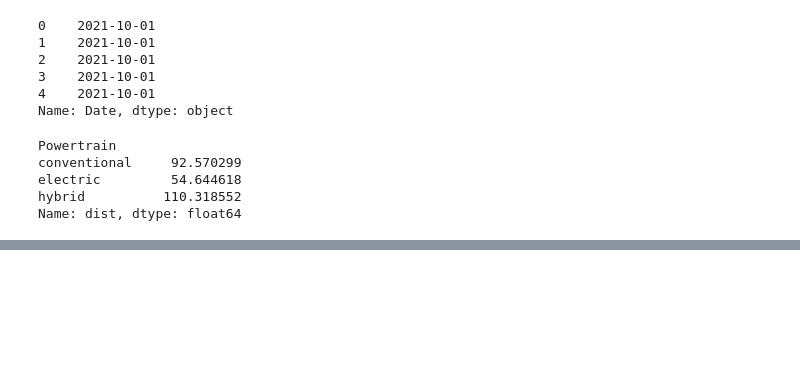
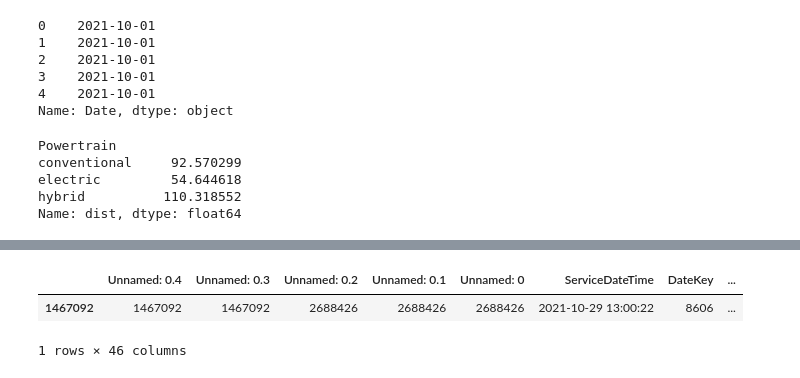
Before and after one commit to narslab/transit-electrification-futures, a Jupyter notebook: bin/jupyter/check.ipynb, the cells around one changed output, grey strips where cells are left out. Drawn from its saved outputs; the diff is of its cells as text; code cells hidden in the pictures; blank space fills up the shorter version.

```diff
--- a/bin/jupyter/check.ipynb
+++ b/bin/jupyter/check.ipynb
@@ -331,0 +345,6 @@ Name: dist, dtype: float64
+# %%
+busiest_day.loc[busiest_day['TripKey']==505237]
+# %% [output]
+|  | Unnamed: 0.4 | Unnamed: 0.3 | Unnamed: 0.2 | Unnamed: 0.1 | Unnamed: 0 | ServiceDateTime | DateKey | ... |
+| 1467092 | 1467092 | 1467092 | 2688426 | 2688426 | 2688426 | 2021-10-29 13:00:22 | 8606 | ... |
+1 rows × 46 columns
```
Also changed, not shown: parts of 1 cell of this notebook, 2 other files.
